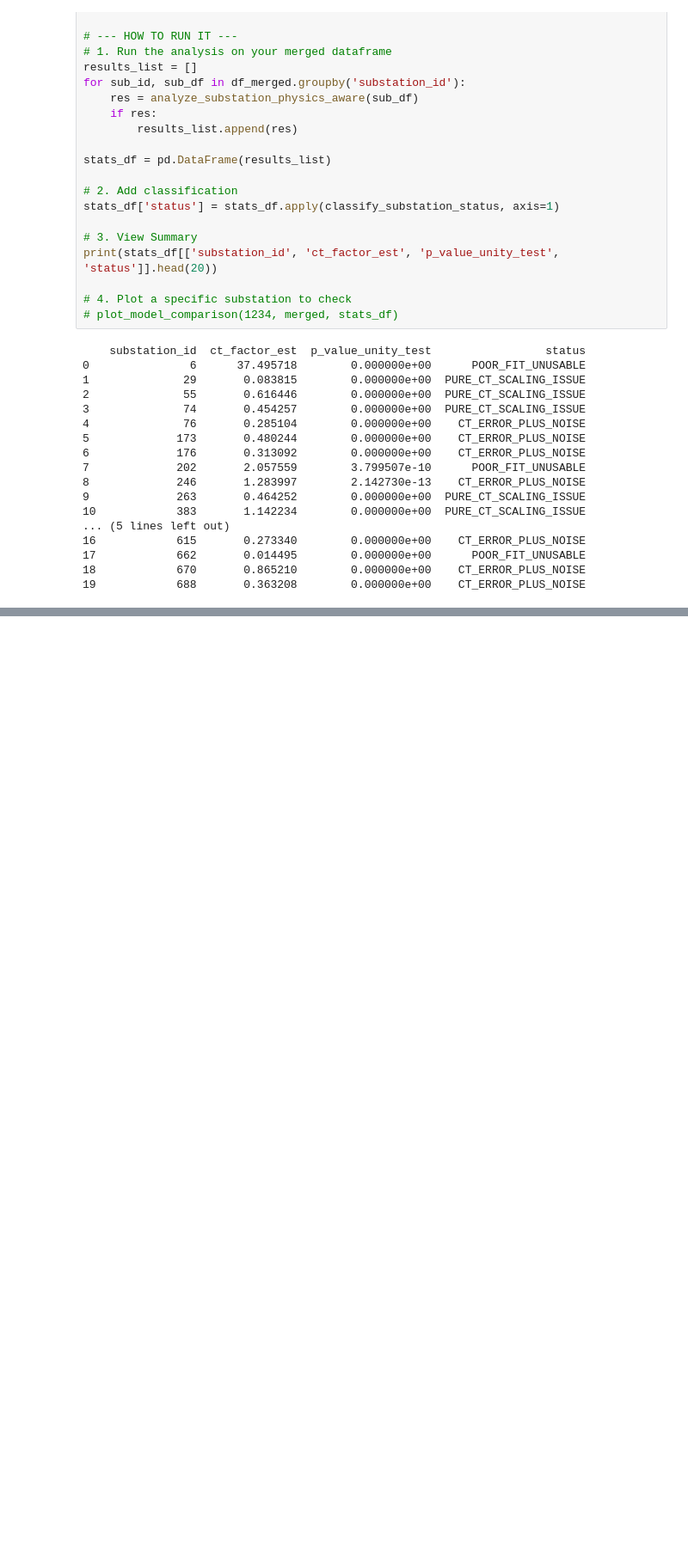
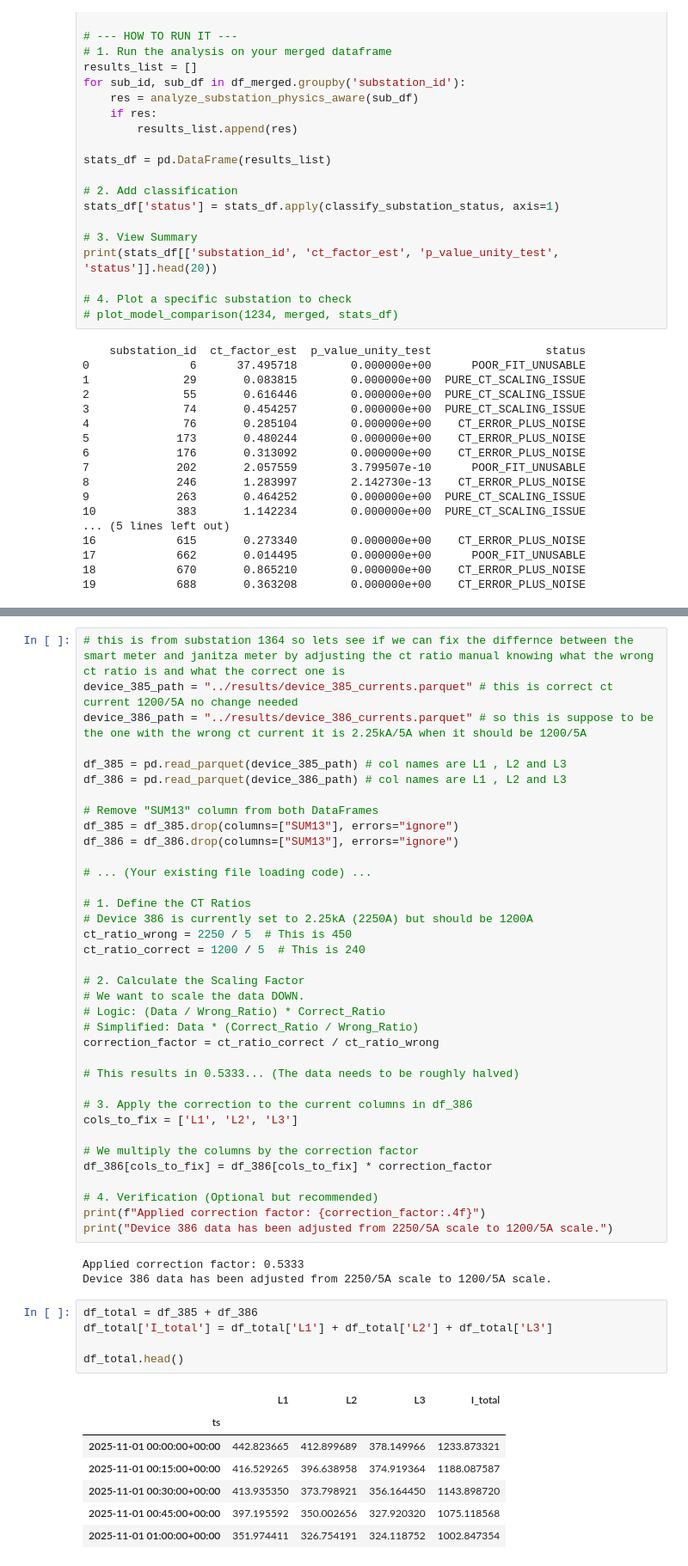
Before and after one commit to MindisBlank/Jasonaq_thesis, a Jupyter notebook: notebooks/ct_ratio_issue.ipynb, the cells around one changed output, grey strips where cells are left out. Shown: that part at 86% size. Drawn from its saved outputs; the diff is of its cells as text; blank space fills up the shorter version.

```diff
--- a/notebooks/ct_ratio_issue.ipynb
+++ b/notebooks/ct_ratio_issue.ipynb
@@ -2762,0 +2766,52 @@ print(stats_df[['substation_id', 'ct_factor_est', 'p_value_unity_test', 'status'
+# %%
+# this is from substation 1364 so lets see if we can fix the differnce between the smart meter and janitza meter by adjusting the ct ratio manual knowing what the wrong ct ratio is and what the correct one is
+device_385_path = "../results/device_385_currents.parquet" # this is correct ct current 1200/5A no change needed
+device_386_path = "../results/device_386_currents.parquet" # so this is suppose to be the one with the wrong ct current it is 2.25kA/5A when it should be 1200/5A
+
+df_385 = pd.read_parquet(device_385_path) # col names are L1 , L2 and L3
+df_386 = pd.read_parquet(device_386_path) # col names are L1 , L2 and L3
+
+# Remove "SUM13" column from both DataFrames
+df_385 = df_385.drop(columns=["SUM13"], errors="ignore")
+df_386 = df_386.drop(columns=["SUM13"], errors="ignore")
+
+# ... (Your existing file loading code) ...
+
+# 1. Define the CT Ratios
+# Device 386 is currently set to 2.25kA (2250A) but should be 1200A
+ct_ratio_wrong = 2250 / 5  # This is 450
+ct_ratio_correct = 1200 / 5  # This is 240
+
+# 2. Calculate the Scaling Factor
+# We want to scale the data DOWN.
+# Logic: (Data / Wrong_Ratio) * Correct_Ratio
+# Simplified: Data * (Correct_Ratio / Wrong_Ratio)
+correction_factor = ct_ratio_correct / ct_ratio_wrong
+
+# This results in 0.5333... (The data needs to be roughly halved)
+
+# 3. Apply the correction to the current columns in df_386
+cols_to_fix = ['L1', 'L2', 'L3']
+
+# We multiply the columns by the correction factor
+df_386[cols_to_fix] = df_386[cols_to_fix] * correction_factor
+
+# 4. Verification (Optional but recommended)
+print(f"Applied correction factor: {correction_factor:.4f}")
+print("Device 386 data has been adjusted from 2250/5A scale to 1200/5A scale.")
+# %% [output]
+Applied correction factor: 0.5333
+Device 386 data has been adjusted from 2250/5A scale to 1200/5A scale.
+# %%
+df_total = df_385 + df_386
+df_total['I_total'] = df_total['L1'] + df_total['L2'] + df_total['L3']
+
+df_total.head()
+# %% [output]
+|  | L1 | L2 | L3 | I_total |
+| ts |  |  |  |  |
+| 2025-11-01 00:00:00+00:00 | 442.823665 | 412.899689 | 378.149966 | 1233.873321 |
+| 2025-11-01 00:15:00+00:00 | 416.529265 | 396.638958 | 374.919364 | 1188.087587 |
+| 2025-11-01 00:30:00+00:00 | 413.935350 | 373.798921 | 356.164450 | 1143.898720 |
+| 2025-11-01 00:45:00+00:00 | 397.195592 | 350.002656 | 327.920320 | 1075.118568 |
+| 2025-11-01 01:00:00+00:00 | 351.974411 | 326.754191 | 324.118752 | 1002.847354 |
```
Also changed, not shown: parts of 4 cells of this notebook, 6 other files.
